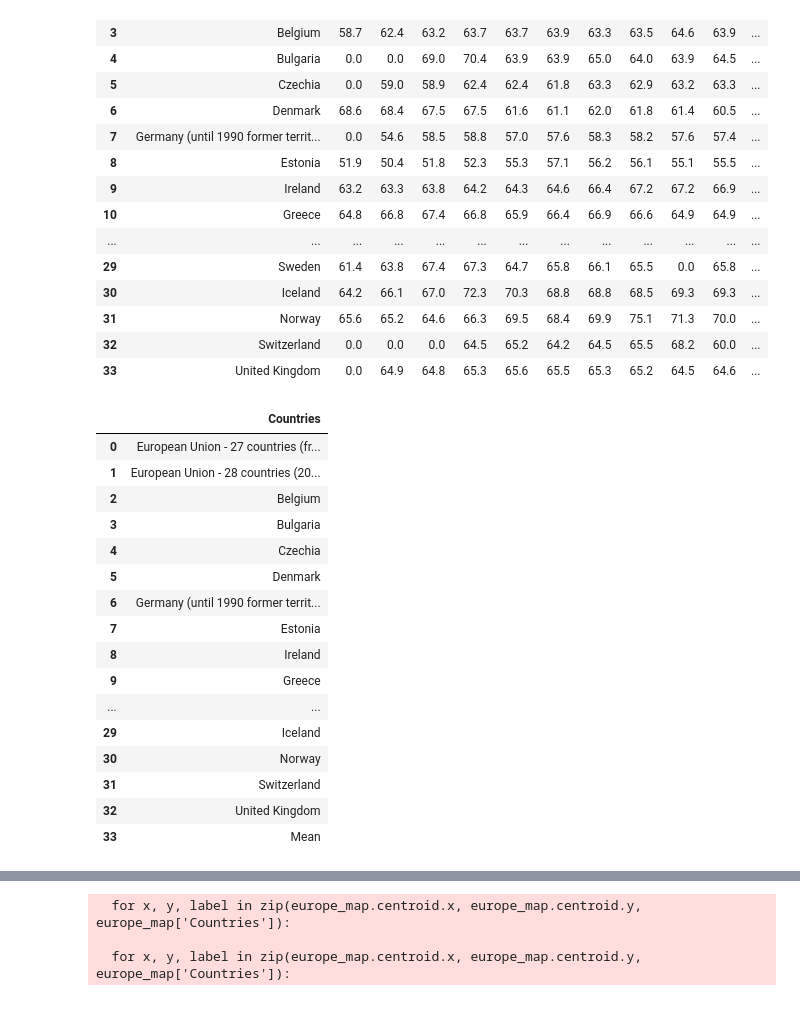
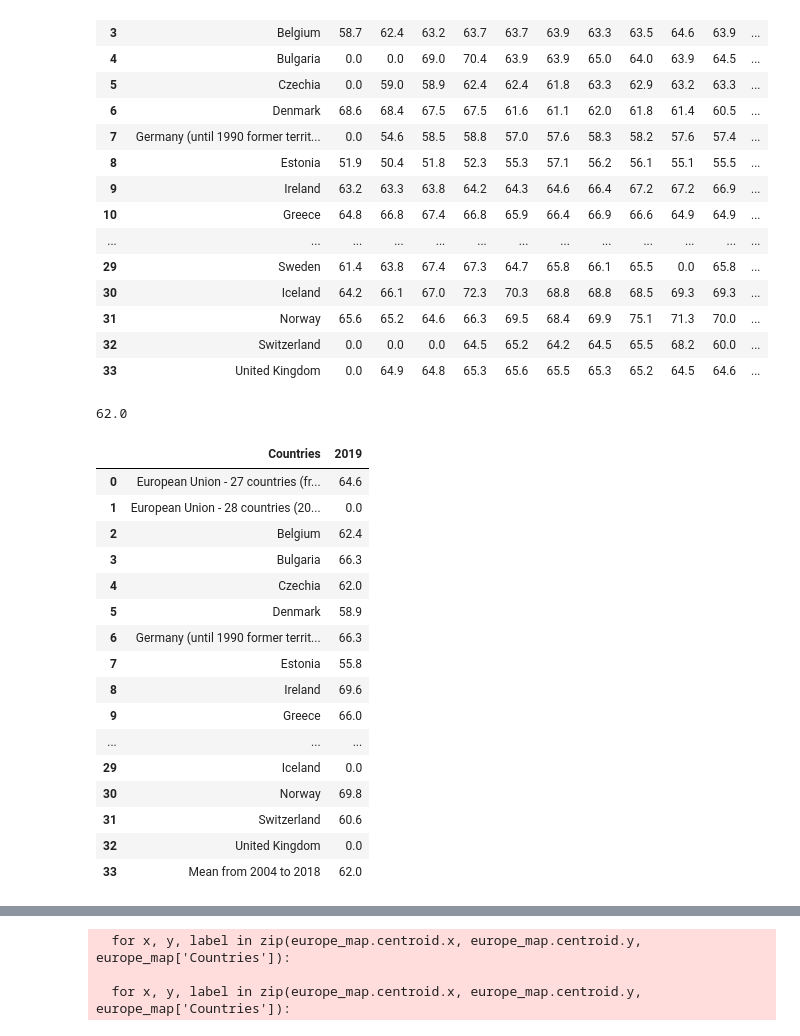
Before and after one commit to DiogoPF/Programming-Project, a Jupyter notebook: Data Cleaning NBs/Healthy_life_years_2019.ipynb, the cells around one changed output, grey strips where cells are left out. Drawn from its saved outputs; the diff is of its cells as text; code cells hidden in the pictures.

```diff
--- a/Data Cleaning NBs/Healthy_life_years_2019.ipynb
+++ b/Data Cleaning NBs/Healthy_life_years_2019.ipynb
@@ -72,28 +72,3 @@ HLY
 | 33 | United Kingdom | 0.0 | 64.9 | 64.8 | 65.3 | 65.6 | 65.5 | 65.3 | 65.2 | 64.5 | 64.6 | ... |
 # %%
 HLY.rename(columns = {'TIME':'Countries'}, inplace = True)
-# %%
-B = HLY.iloc[: , 1:].copy()
-Column1 = HLY[["Countries"]]
-Column1_ = Column1.append({'Countries': 'Mean'}, ignore_index=True)
-B[B == 0] = np.nan
-res = np.nanmean(B, axis=0)
-Column1_
-# %% [output]
-|  | Countries |
-| 0 | European Union - 27 countries (fr... |
-| 1 | European Union - 28 countries (20... |
-| 2 | Belgium |
-| 3 | Bulgaria |
-| 4 | Czechia |
-| 5 | Denmark |
-| 6 | Germany (until 1990 former territ... |
-| 7 | Estonia |
-| 8 | Ireland |
-| 9 | Greece |
-| ... | ... |
-| 29 | Iceland |
-| 30 | Norway |
-| 31 | Switzerland |
-| 32 | United Kingdom |
-| 33 | Mean |
@@ -107,3 +75,39 @@ HLY_['Countries'].replace('Germany (until 1990 former territory of the FRG)','Ge
+# %%
+B = HLY.iloc[: , :-2].copy()
+B = B.iloc[: , 1:].copy()
+B[B == 0] = np.nan
+H = B.mean().round(1)
+Z = B.append(H, ignore_index=True)
+mean = (sum(Z.iloc[-1])/15)
+mean = round(mean,1)
+mean
+# %% [output]
+62.0
+# %%
+Column1 = HLY[["Countries"]]
+Column1_ = Column1.append({'Countries': 'Mean from 2004 to 2018'}, ignore_index=True)
+HLY = HLY[["2019"]]
+HLY = HLY.append(pd.Series([mean], index=HLY.columns), ignore_index=True)
+HLY_ = Column1_.join(HLY)
+HLY_
+# %% [output]
+|  | Countries | 2019 |
+| 0 | European Union - 27 countries (fr... | 64.6 |
+| 1 | European Union - 28 countries (20... | 0.0 |
+| 2 | Belgium | 62.4 |
+| 3 | Bulgaria | 66.3 |
+| 4 | Czechia | 62.0 |
+| 5 | Denmark | 58.9 |
+| 6 | Germany (until 1990 former territ... | 66.3 |
+| 7 | Estonia | 55.8 |
+| 8 | Ireland | 69.6 |
+| 9 | Greece | 66.0 |
+| ... | ... | ... |
+| 29 | Iceland | 0.0 |
+| 30 | Norway | 69.8 |
+| 31 | Switzerland | 60.6 |
+| 32 | United Kingdom | 0.0 |
+| 33 | Mean from 2004 to 2018 | 62.0 |
 # %%
 HLY_ = HLY_[ HLY_["Countries"].str.contains("European")==False ]
 HLY_ = HLY_[HLY_["Countries"].str.contains("United Kingdom") == False]
```
Also changed, not shown: parts of 4 cells of this notebook, 1 other file.
